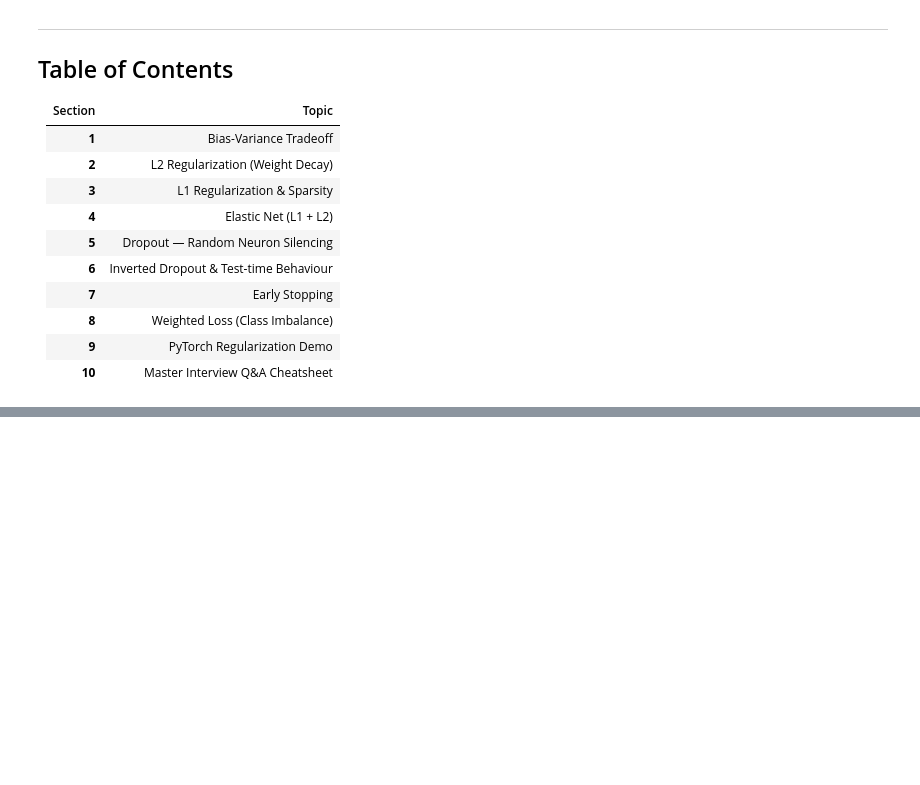
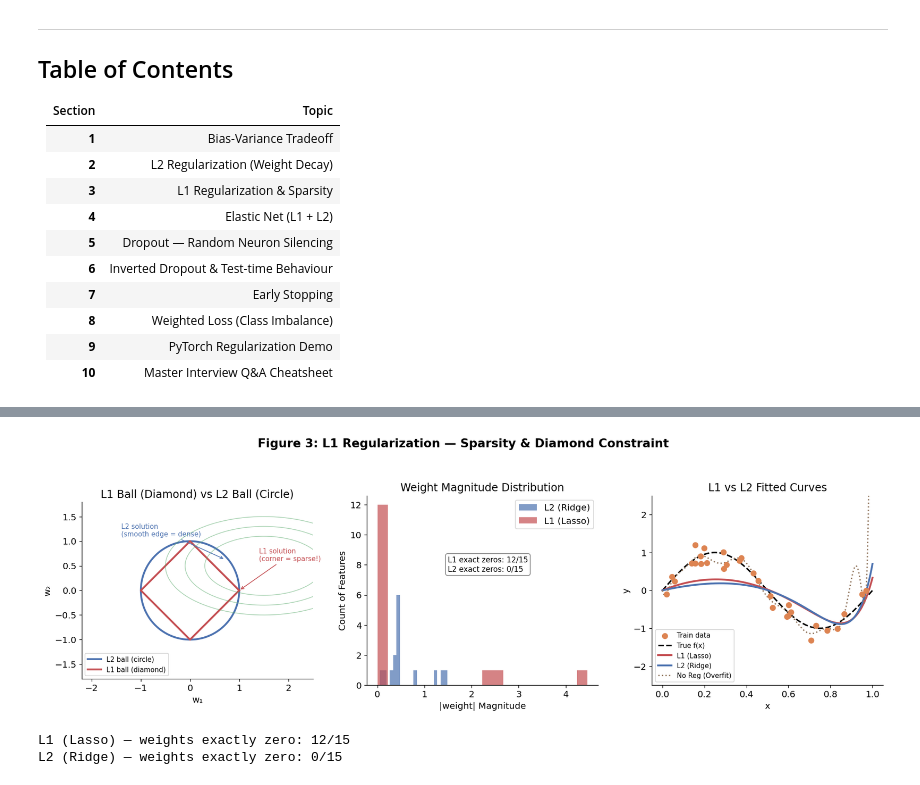
Before and after one commit to Lmalviya/deeplearning, a Jupyter notebook: notes/04_regularization.ipynb, the cells around one changed output, grey strips where cells are left out. Drawn from its saved outputs; the diff is of its cells as text; code cells hidden in the pictures; blank space fills up the shorter version.

```diff
--- a/notes/04_regularization.ipynb
+++ b/notes/04_regularization.ipynb
@@ -319,8 +540,28 @@ Its corners lie on the axes. Loss contours tend to intersect these corners → e
 # %%
 # Figure 3: L1 Regularization — sparsity, diamond constraint, L1 vs L2
+import numpy as np
+import matplotlib.pyplot as plt
+from sklearn.linear_model import Lasso, Ridge, LinearRegression
+from sklearn.preprocessing import PolynomialFeatures
+
 np.random.seed(42)
 
-fig, axes = plt.subplots(1, 3, figsize=(15, 4.5))
+# --- 1. Generate Synthetic Data for the Models ---
+N_train = 30
+x_tr = np.sort(np.random.rand(N_train))
+# True function is a sine wave, added with some random noise
+y_tr = np.sin(2 * np.pi * x_tr) + np.random.randn(N_train) * 0.2
+
+# Use high-degree polynomial features (Degree 15)
+# This creates 15 features for every point, giving L1 lots of useless features to zero-out!
+poly = PolynomialFeatures(degree=15, include_bias=False)
+X_tr = poly.fit_transform(x_tr.reshape(-1, 1))
+
+x_plot = np.linspace(0, 1, 200)
+X_plot = poly.transform(x_plot.reshape(-1, 1))
+
+# --- 2. Setup Plotting ---
+fig, axes = plt.subplots(1, 3, figsize=(16, 5))
 
 # ── Plot 1: L1 vs L2 constraint regions ──
 theta = np.linspace(0, 2*np.pi, 500)
@@ -333,48 +574,61 @@ for r in [1.2, 1.6, 2.0]:
     ell_x = r * np.cos(theta) + 1.5
     ell_y = 0.5 * r * np.sin(theta) + 0.5
     axes[0].plot(ell_x, ell_y, color='#55A868', lw=1, alpha=0.5)
+
 axes[0].annotate('L1 solution\n(corner = sparse!)', xy=(1,0), xytext=(1.4, 0.6),
                  fontsize=9, color='#C44E52',
                  arrowprops=dict(arrowstyle='->', color='#C44E52'))
 axes[0].annotate('L2 solution\n(smooth edge = dense)', xy=(0.71,0.63), xytext=(-1.4, 1.1),
                  fontsize=9, color='#4C72B0',
                  arrowprops=dict(arrowstyle='->', color='#4C72B0'))
+
 axes[0].set_xlim(-2.2, 2.5); axes[0].set_ylim(-1.8, 1.8)
 axes[0].set_xlabel('w₁'); axes[0].set_ylabel('w₂')
-axes[0].set_title('L1 Ball (Diamond) vs L2 Ball (Circle)'); axes[0].legend(); axes[0].set_aspect('equal')
+axes[0].set_title('L1 Ball (Diamond) vs L2 Ball (Circle)')
+axes[0].legend(loc='lower left', fontsize=9)
+axes[0].set_aspect('equal')
 
 # ── Plot 2: Sparsity — weight histograms ──
 lam_l1, lam_l2 = 0.01, 0.01
-m_l1 = Lasso(alpha=lam_l1,  fit_intercept=False, max_iter=5000)
+m_l1 = Lasso(alpha=lam_l1,  fit_intercept=False, max_iter=20000) # Increased max_iter for convergence
 m_l2 = Ridge(alpha=lam_l2*N_train, fit_intercept=False)
 m_l1.fit(X_tr, y_tr); m_l2.fit(X_tr, y_tr)
 
-axes[1].hist(np.abs(m_l2.coef_), bins=20, color='#4C72B0', alpha=0.7, label=f'L2 (Ridge) λ={lam_l2}')
-axes[1].hist(np.abs(m_l1.coef_), bins=20, color='#C44E52', alpha=0.7, label=f'L1 (Lasso) λ={lam_l1}')
-axes[1].set_xlabel('|weight|'); axes[1].set_ylabel('Count')
+axes[1].hist(np.abs(m_l2.coef_), bins=20, color='#4C72B0', alpha=0.7, label=f'L2 (Ridge)')
+axes[1].hist(np.abs(m_l1.coef_), bins=20, color='#C44E52', alpha=0.7, label=f'L1 (Lasso)')
+axes[1].set_xlabel('|weight| Magnitude'); axes[1].set_ylabel('Count of Features')
 axes[1].set_title('Weight Magnitude Distribution')
 axes[1].legend()
+
+# Count how many weights were completely bulldozed to zero
 n_zero_l1 = np.sum(np.abs(m_l1.coef_) < 1e-6)
 n_zero_l2 = np.sum(np.abs(m_l2.coef_) < 1e-6)
-axes[1].text(0.5, 0.75, f'L1 exact zeros: {n_zero_l1}/{len(m_l1.coef_)}
-L2 exact zeros: {n_zero_l2}/{len(m_l2.coef_)}',
-             transform=axes[1].transAxes, fontsize=10,
+
+# Fixed the multi-line f-string syntax error here using \n
+text_box = f'L1 exact zeros: {n_zero_l1}/{len(m_l1.coef_)}\nL2 exact zeros: {n_zero_l2}/{len(m_l2.coef_)}'
+axes[1].text(0.35, 0.6, text_box, transform=axes[1].transAxes, fontsize=10,
              bbox=dict(boxstyle='round', facecolor='white', edgecolor='grey'))
 
 # ── Plot 3: L1 fitted curves vs L2 ──
 axes[2].scatter(x_tr, y_tr, color='#DD8452', s=50, zorder=5, label='Train data')
 axes[2].plot(x_plot, np.sin(2*np.pi*x_plot), 'k--', lw=2, label='True f(x)')
 axes[2].plot(x_plot, m_l1.predict(X_plot), color='#C44E52', lw=2.5, label=f'L1 (Lasso)')
 axes[2].plot(x_plot, m_l2.predict(X_plot), color='#4C72B0', lw=2.5, label=f'L2 (Ridge)')
 
 no_reg = LinearRegression(fit_intercept=False).fit(X_tr, y_tr)
-axes[2].plot(x_plot, no_reg.predict(X_plot), color='#937860', lw=1.8, ls='--', label='No reg')
+axes[2].plot(x_plot, no_reg.predict(X_plot), color='#937860', lw=1.8, ls=':', label='No Reg (Overfit)')
+
 axes[2].set_ylim(-2.5, 2.5); axes[2].set_xlabel('x'); axes[2].set_ylabel('y')
-axes[2].set_title('L1 vs L2 Fitted Curves'); axes[2].legend(fontsize=9)
+axes[2].set_title('L1 vs L2 Fitted Curves')
+axes[2].legend(fontsize=9, loc='lower left')
 
-plt.suptitle('Figure 3: L1 Regularization — Sparsity & Diamond Constraint', fontsize=14, fontweight='bold', y=1.01)
+plt.suptitle('Figure 3: L1 Regularization — Sparsity & Diamond Constraint', fontsize=16, fontweight='bold', y=1.05)
 plt.tight_layout()
 plt.show()
 
 print(f"L1 (Lasso) — weights exactly zero: {n_zero_l1}/{len(m_l1.coef_)}")
 print(f"L2 (Ridge) — weights exactly zero: {n_zero_l2}/{len(m_l2.coef_)}")
+# %% [output]
+[figure, added]
+L1 (Lasso) — weights exactly zero: 12/15
+L2 (Ridge) — weights exactly zero: 0/15
```
Also changed, not shown: parts of 28 cells of this notebook.
